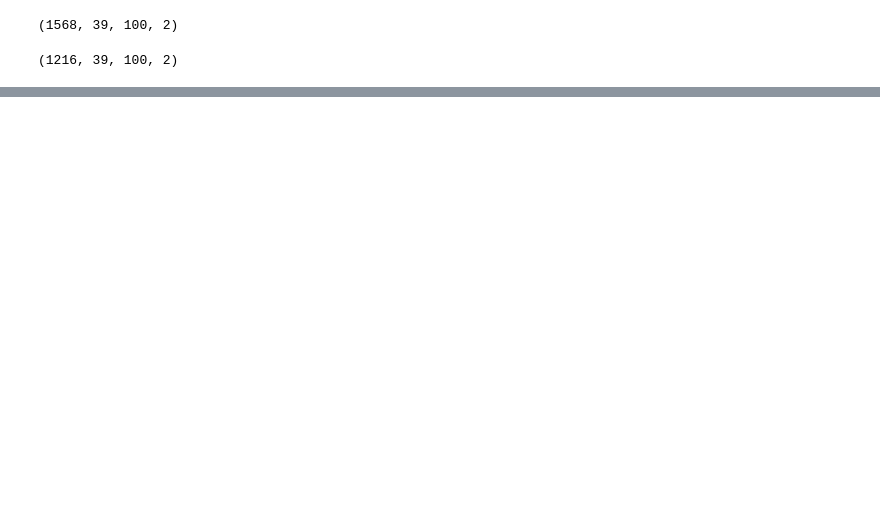
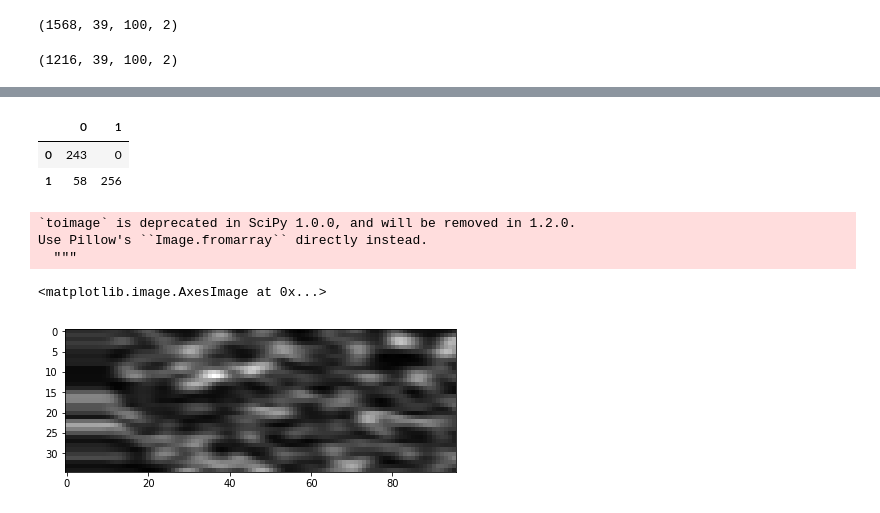
Before and after one commit to srk-apts/CS109B, a Jupyter notebook: HW/cs109b_hw3.ipynb, the cells around one changed output, grey strips where cells are left out. Cells and saved outputs as stored; diff of their text form; code cells hidden in the pictures; blank space fills up the shorter version.

```diff
--- a/HW/cs109b_hw3.ipynb
+++ b/HW/cs109b_hw3.ipynb
@@ -655,0 +699,8 @@ display(ND.shape)
+# %%
+X_train, X_test, y_train, y_test = train_test_split(X, Y, test_size=0.2, random_state=42, shuffle=True, stratify=Y)
+
+# sanity check
+display(X_train.shape)
+display(y_train.shape)
+display(X_test.shape)
+display(y_test.shape)
@@ -655,0 +714,21 @@ display(ND.shape)
+# %%
+n = 32
+gw_model = Sequential()
+gw_model.add(Conv2D(n, (3, 3), activation='relu',
+                    input_shape=(39, 100, 2)))
+gw_model.add(Conv2D(n, (3, 3), activation='relu', name="Conv_Select"))
+gw_model.add(MaxPooling2D((2, 2)))
+gw_model.add(Conv2D(n, (3, 3), activation='relu'))
+gw_model.add(Conv2D(n, (3, 3), activation='relu'))
+gw_model.add(MaxPooling2D((2, 2)))
+gw_model.add(Conv2D(n, (3, 3), activation='relu'))
+gw_model.add(Conv2D(n, (3, 3), activation='relu'))
+gw_model.add(MaxPooling2D((2, 2)))
+gw_model.add(Flatten())
+gw_model.add(Dropout(0.6))
+gw_model.add(Dense(4224, activation='relu'))
+gw_model.add(Dense(2, activation='sigmoid'))
+gw_model.compile(loss='binary_crossentropy',
+              optimizer=SGD(lr=0.001, momentum=0.9),
+              metrics=['acc'])
+gw_model.summary()
@@ -655,0 +753,10 @@ display(ND.shape)
+# %%
+class1_weight = (y_train[y_train==1].shape[0]/
+                   y_train[y_train==0].shape[0])
+class_weights = {1: 1, 0:class1_weight}
+
+gw_model_history = gw_model.fit(x=X_train, y=np_utils.to_categorical(y_train),
+                                batch_size=512, epochs=10,
+                                #class_weight=class_weights,
+                                validation_data=(X_test, np_utils.to_categorical(y_test))
+                                )
@@ -655,0 +775,19 @@ display(ND.shape)
+# %%
+cf = confusion_matrix(y_test,gw_model.predict_classes(X_test), labels=[0,1])
+pd.DataFrame(cf, index=[0,1], columns=[0,1])
+# %% [output]
+|  | 0 | 1 |
+| 0 | 243 | 0 |
+| 1 | 58 | 256 |
+# %%
+layer_idx = utils.find_layer_idx(gw_model, 'Conv_Select')
+image = X_test[5]
+fig, ax = plt.subplots(1,1, figsize=(7,7))
+feature_map = get_feature_maps(model=gw_model, layer_id=layer_idx, input_image=image)
+ax.imshow(toimage(feature_map[0]))
+# %% [output]
+`toimage` is deprecated in SciPy 1.0.0, and will be removed in 1.2.0.
+Use Pillow's ``Image.fromarray`` directly instead.
+  """
+<matplotlib.image.AxesImage at 0x...>
+[figure, added]
```
Also changed, not shown: parts of 15 cells of this notebook.
